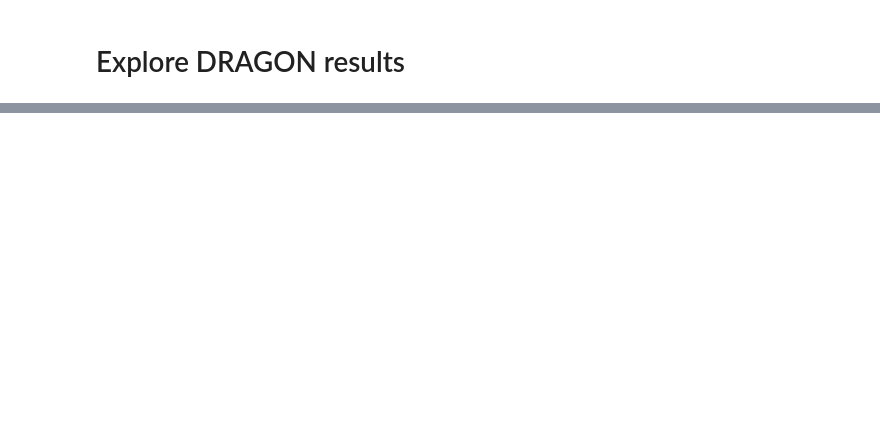
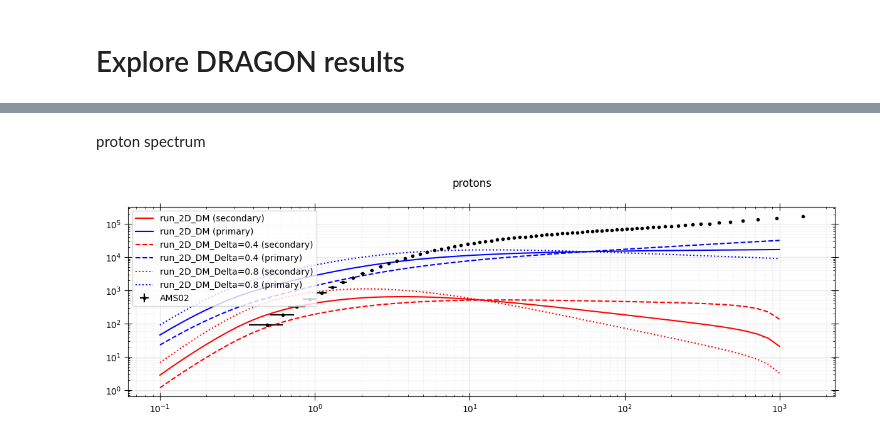
Before and after one commit to paranoya/cosmic-rays, a Jupyter notebook: DRAGON/model_results.ipynb, the cells around one changed output, grey strips where cells are left out. Saved outputs shown, nothing was run; the diff lists cells and outputs as text; code cells hidden in the pictures; blank space fills up the shorter version.

```diff
--- a/DRAGON/model_results.ipynb
+++ b/DRAGON/model_results.ipynb
@@ -14,0 +17,2 @@ model = 'run_2D_DM'
+# %%
+data_dir = 'Data_files'
@@ -14,0 +222,7 @@ model = 'run_2D_DM'
+# %%
+#model_names = ['run_2D_DM_0', 'run_2D_DM_1', 'run_2D_DM_2']
+model_names = ['run_2D_DM', 'run_2D_DM_Delta=0.4', 'run_2D_DM_Delta=0.8']
+models = []
+for name in model_names:
+    models.append(DRAGON_run(name))
+n_models = len(models)
@@ -116,2 +234,0 @@ plot_map(r'primary e$^-$', 1000, axes[0, 0])
-# %%
-data = spectra['primary e$^-$']
@@ -121,0 +264,52 @@ data[:, :, 55].shape
+# %% [markdown]
+proton spectrum
+# %%
+alpha_norm = 3.1
+color = {'primary': 'b', 'secondary': 'r', 'DM': 'k', 'extra': 'k'}
+style = ['-', '--', ':', '-.']
+
+fig_name = 'protons'
+plt.close(fig_name)
+fig = plt.figure(fig_name, figsize=(12, 4))
+axes = fig.subplots(nrows=1, ncols=1, squeeze=False,
+                    sharex='col', sharey='row',
+                    gridspec_kw={'hspace': 0, 'wspace': 0}
+                   )
+fig.set_tight_layout(True)
+fig.suptitle(fig_name)
+for ax in axes.flat:
+    ax.xaxis.set_minor_locator(AutoMinorLocator())
+    ax.yaxis.set_minor_locator(AutoMinorLocator())
+    ax.tick_params(which='both', bottom=True, top=True, left=True, right=True)
+    ax.tick_params(which='major', direction='inout', length=8, grid_alpha=.3)
+    ax.tick_params(which='minor', direction='in', length=2, grid_alpha=.1)
+    ax.grid(True, which='both')
+
+
+ax = axes[0, 0]
+
+norm = np.power(Emeanp, alpha_norm)
+ax.errorbar(Emeanp, norm*fluxp,
+            xerr=[(Emeanp-Emeanp_low)/Emeanp, (Emeanp_up-Emeanp)/Emeanp],
+            yerr=[norm*fluxp_low, norm*fluxp_up],
+            fmt= 'k.', label = "AMS02")  # Real data
+
+particle_to_plot = 'p'
+for i, model in enumerate(models):
+    norm = np.power(model.grid_E, alpha_norm)
+    for species in model.spectra:
+        #print(species, species.split())
+        origin, particle = species.split()
+        if particle == particle_to_plot:
+            data = model.spectra[species][model.izsun, model.irsun]
+            ax.plot(model.grid_E, norm*data, c=color[origin], ls=style[i], label=f'{model.name} ({origin})')
+
+#ax.errorbar(EmeanHe, fluxHe*np.power(EmeanHe, 3.1), xerr = [(EmeanHe-EmeanHe_low)/EmeanHe, (EmeanHe_up-EmeanHe)/EmeanHe], yerr = [fluxHe_low*np.power(EmeanHe, 3.1), fluxHe_up*np.power(EmeanHe, 3.1)], fmt= '*b', label = "Helium AMS02 data") #Real data
+
+ax.set_yscale('log')
+ax.set_xscale('log')
+ax.legend()
+
+plt.show()
+# %% [output]
+[figure, added]
```
Also changed, not shown: parts of 28 cells of this notebook.
